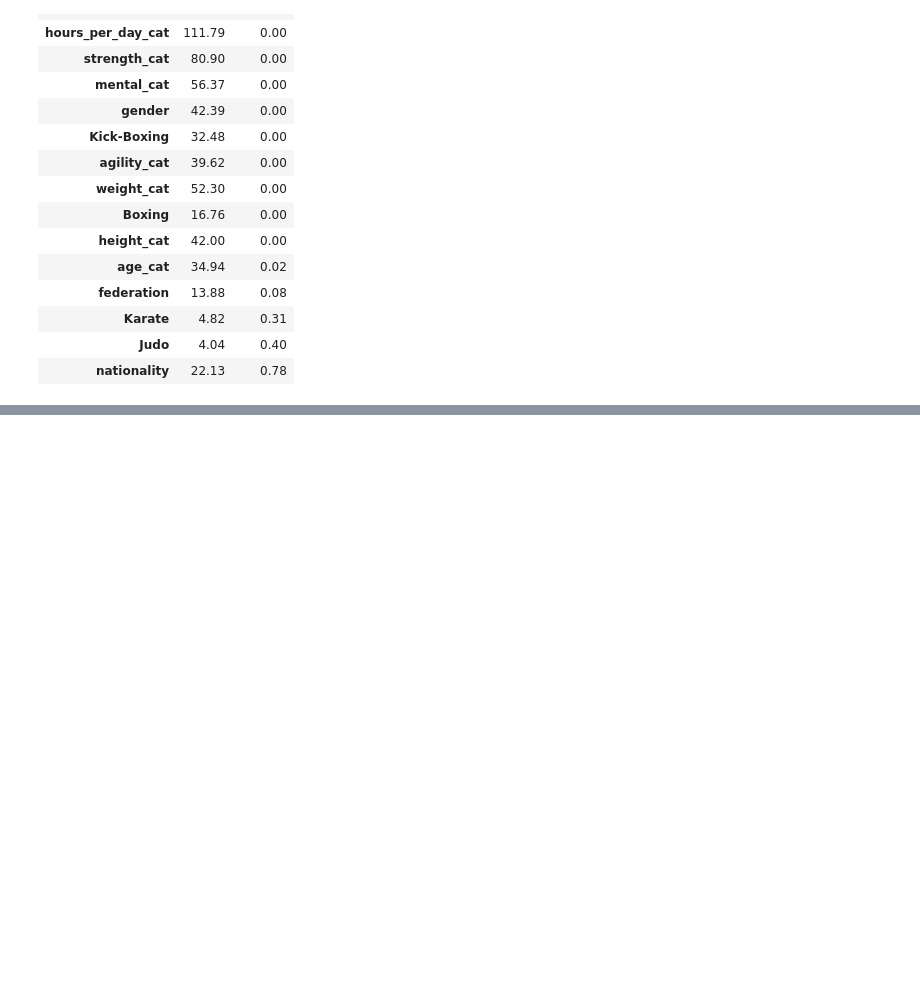
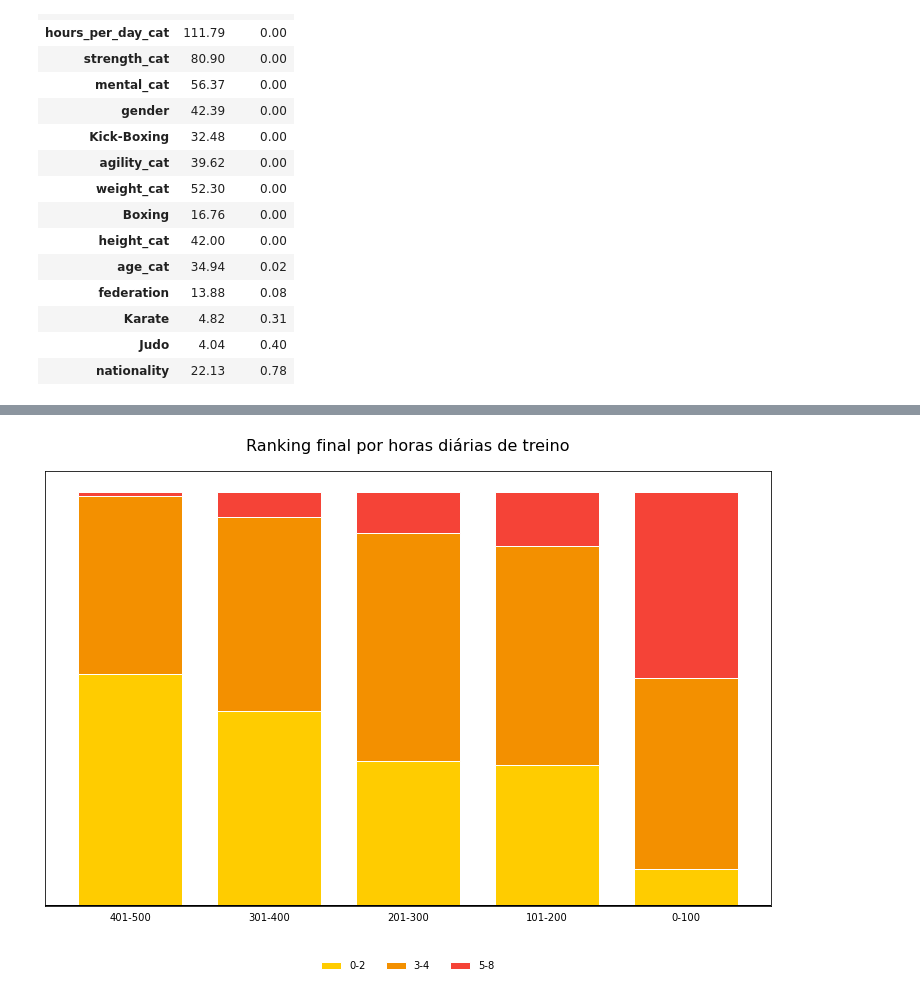
Before and after one commit to al-lla/teste_qui_quadrado, a Jupyter notebook: teste_qui_quadrado.ipynb, the cells around one changed output, grey strips where cells are left out. Cells and saved outputs as stored; diff of their text form; code cells hidden in the pictures; blank space fills up the shorter version.

```diff
--- a/teste_qui_quadrado.ipynb
+++ b/teste_qui_quadrado.ipynb
@@ -305,0 +497,20 @@ qui_quadrado(df, 'rank_cat', var)
+# %%
+var1 = 'rank_cat'
+var2 = 'hours_per_day_cat'
+
+ordem_linhas = ['401-500',
+                '301-400',
+                '201-300',
+                '101-200',
+                '0-100']
+
+ordem_colunas = ['0-2',
+                 '3-4',
+                 '5-8']
+
+rank_hours = analise_bi(df, var1, var2, ordem_linhas, ordem_colunas)
+titulo = 'Ranking final por horas diárias de treino'
+
+barras_empilhadas_porcentagem(rank_hours, titulo)
+# %% [output]
+[figure, added]
```
Also changed, not shown: parts of 16 cells of this notebook.
